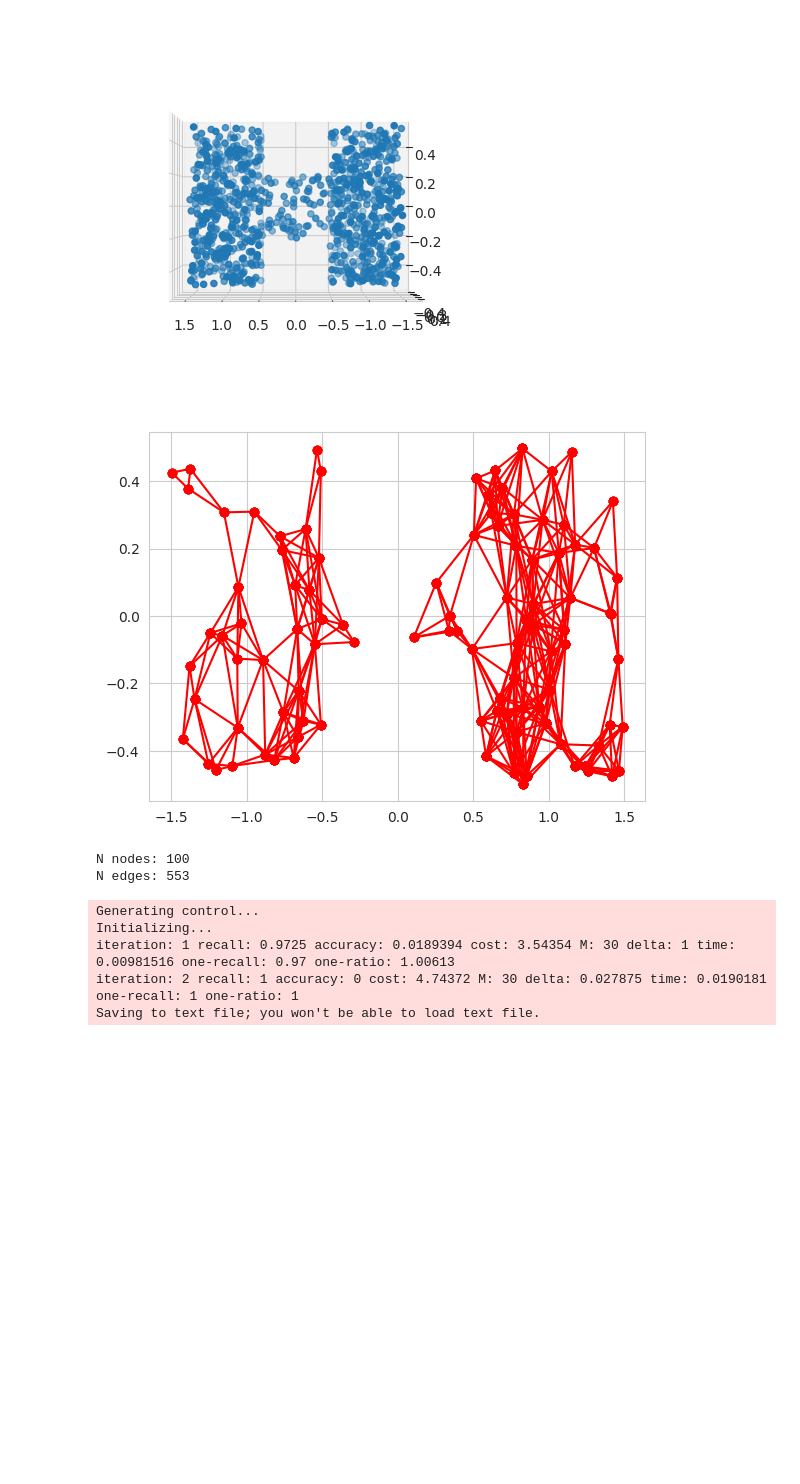
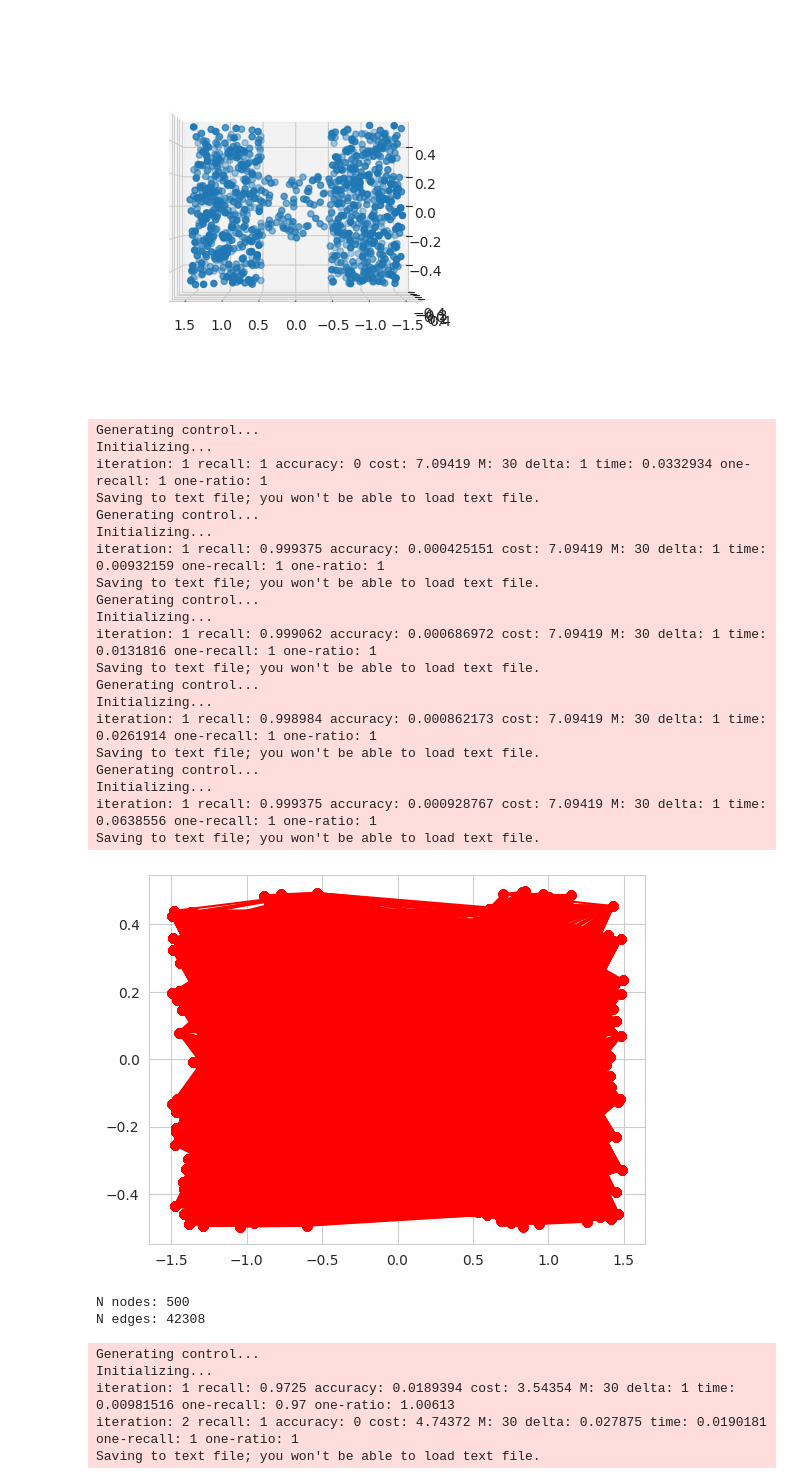
Before and after one commit to robustrobotics/nonasymptotic-mp, a Jupyter notebook: notebooks/vis_narrow_passages.ipynb, the cells around one changed output. Cells and saved outputs as stored; diff of their text form; code cells hidden in the pictures; blank space fills up the shorter version.

```diff
--- a/notebooks/vis_narrow_passages.ipynb
+++ b/notebooks/vis_narrow_passages.ipynb
@@ -32,25 +32,45 @@ plt.show()
 # %%
 # visualizing a small PRM built on 2d env
 prm_env_2d = NarrowPassage(2, 0.1, seed=1999)
-prm = SimpleFullConnRadiusPRM(0.3, env_2d.is_motion_valid, env_2d.sample_from_env, seed=1999)
-prm.grow_to_n_samples(100)
+prm = SimpleRadiusPRM(0.5, env_2d.is_motion_valid, env_2d.sample_from_env, None, seed=1999)
+prm.grow_to_n_samples(500)
 
 plt.figure()
 for u, v in prm.prm_graph.iterEdges():
     coords_u = prm.prm_samples[u]
     coords_v = prm.prm_samples[v]
 
     plt.plot([coords_u[0], coords_v[0]], [coords_u[1], coords_v[1]], 'ro-')
 
 plt.show()
 
 # some other computations to help other visual tests later on:
 print('N nodes: %i' % prm.num_vertices())
 print('N edges: %i' % prm.num_edges())
 # %% [output]
+Generating control...
+Initializing...
+iteration: 1 recall: 1 accuracy: 0 cost: 7.09419 M: 30 delta: 1 time: 0.0332934 one-recall: 1 one-ratio: 1
+Saving to text file; you won't be able to load text file.
+Generating control...
+Initializing...
+iteration: 1 recall: 0.999375 accuracy: 0.000425151 cost: 7.09419 M: 30 delta: 1 time: 0.00932159 one-recall: 1 one-ratio: 1
+Saving to text file; you won't be able to load text file.
+Generating control...
+Initializing...
+iteration: 1 recall: 0.999062 accuracy: 0.000686972 cost: 7.09419 M: 30 delta: 1 time: 0.0131816 one-recall: 1 one-ratio: 1
+Saving to text file; you won't be able to load text file.
+Generating control...
+Initializing...
+iteration: 1 recall: 0.998984 accuracy: 0.000862173 cost: 7.09419 M: 30 delta: 1 time: 0.0261914 one-recall: 1 one-ratio: 1
+Saving to text file; you won't be able to load text file.
+Generating control...
+Initializing...
+iteration: 1 recall: 0.999375 accuracy: 0.000928767 cost: 7.09419 M: 30 delta: 1 time: 0.0638556 one-recall: 1 one-ratio: 1
+Saving to text file; you won't be able to load text file.
-[figure, old version]
+[figure, new version]
-N nodes: 100
-N edges: 553
+N nodes: 500
+N edges: 42308
 # %%
 # visualizing a small PRM built on 3d env
 prm_env_3d = NarrowPassage(3, 0.1, seed=1999)
```
Also changed, not shown: 2 other files.
